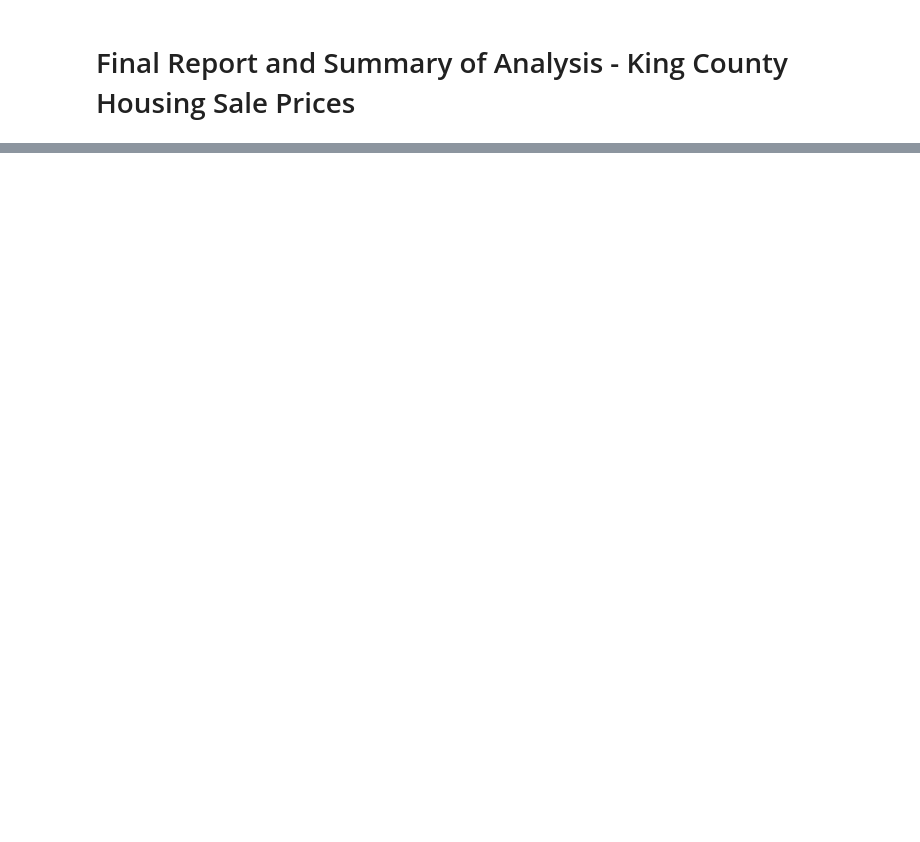
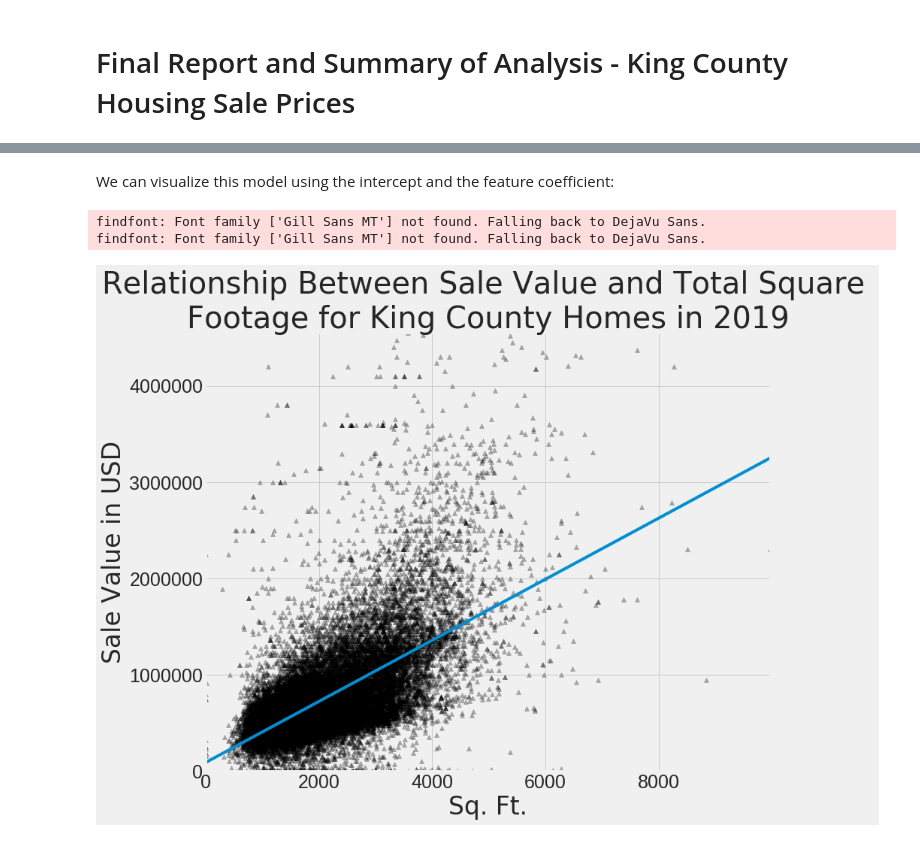
Before and after one commit to chum46/housing_sales_king_county, a Jupyter notebook: notebooks/report/00_final_report_and_summary.ipynb, the cells around one changed output, grey strips where cells are left out. Cells and saved outputs as stored; diff of their text form; code cells hidden in the pictures; blank space fills up the shorter version.

```diff
--- a/notebooks/report/00_final_report_and_summary.ipynb
+++ b/notebooks/report/00_final_report_and_summary.ipynb
@@ -158,0 +173,39 @@ plt.show()
+# %% [markdown]
+We can visualize this model using the intercept and the feature coefficient:
+# %%
+#line
+b = 88830
+m = 317.22
+
+minimum = sales_and_res.SalePrice.min()
+maximum =  sales_and_res.SalePrice.max()
+
+x_line = np.linspace(minimum, maximum, 100)
+y_line = m*x_line+b
+
+plt.style.use('fivethirtyeight')
+
+# format
+x = sales_and_res.SqFtTotLiving
+y = sales_and_res.SalePrice
+xmin = 0
+xmax = x.max()
+ymin = 0
+ymax = y.max()
+
+fig, ax = plt.subplots(1,1 , sharey=True, figsize=(12, 10))
+
+
+ax.scatter(x, y, marker='^', alpha=.3, c='#000000')
+ax.axis([xmin, xmax, ymin, ymax])
+ax.plot(x_line, y_line)
+
+#set text
+ax.set_title("Relationship Between Sale Value and Total Square \nFootage for King County Homes in 2019", fontsize=40, fontname="Gill Sans MT")
+ax.set_xlabel('Sq. Ft.', fontsize = 33, fontname="Gill Sans MT")
+ax.set_ylabel('Sale Value in USD', fontsize = 33, fontname="Gill Sans MT")
+ax.tick_params(labelsize=25)
+# %% [output]
+findfont: Font family ['Gill Sans MT'] not found. Falling back to DejaVu Sans.
+findfont: Font family ['Gill Sans MT'] not found. Falling back to DejaVu Sans.
+[figure, added]
```
Also changed, not shown: parts of 94 cells of this notebook, 24 other files.
